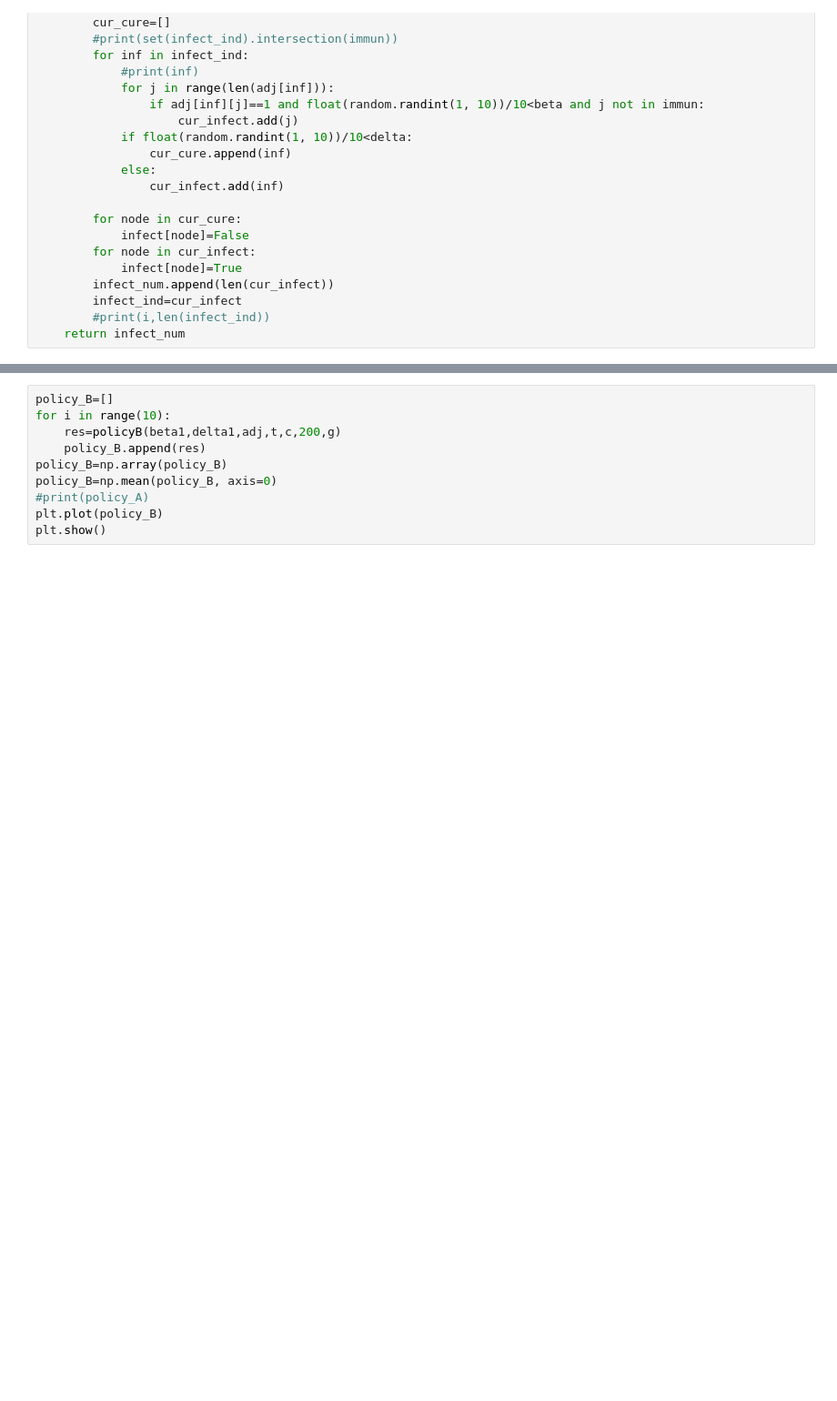
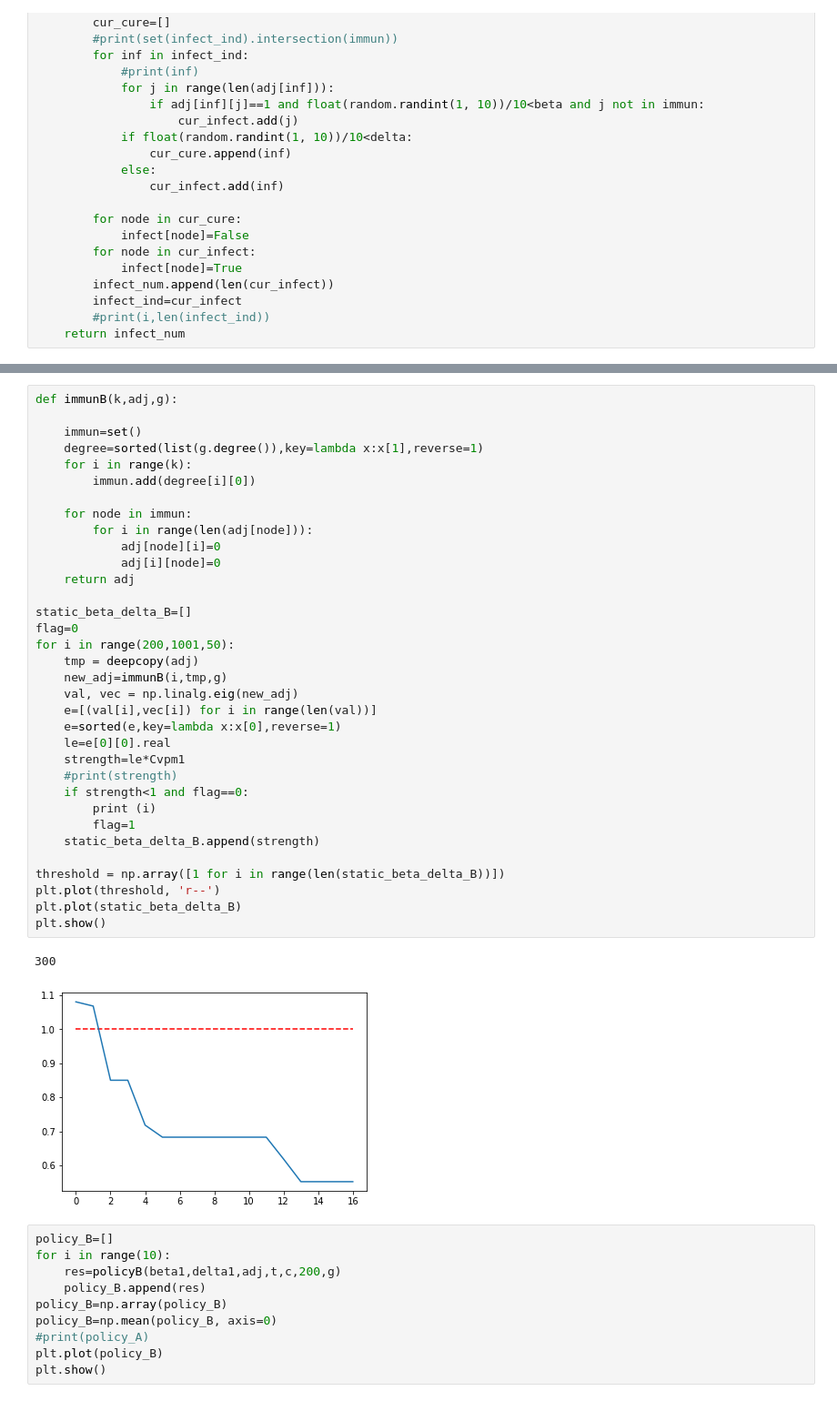
Before and after one commit to justin830827/Virus-Propagation, a Jupyter notebook: Virus.ipynb, the cells around one changed output, grey strips where cells are left out. Shown at 91% size. Drawn from its saved outputs; the diff is of its cells as text; blank space fills up the shorter version.

```diff
--- a/Virus.ipynb
+++ b/Virus.ipynb
@@ -366,3 +388,40 @@ def policyB(beta,delta,adj,t,c,k,g):
+# %%
+def immunB(k,adj,g):
+
+    immun=set()
+    degree=sorted(list(g.degree()),key=lambda x:x[1],reverse=1)
+    for i in range(k):
+        immun.add(degree[i][0])
+
+    for node in immun:
+        for i in range(len(adj[node])):
+            adj[node][i]=0
+            adj[i][node]=0
+    return adj
+
+static_beta_delta_B=[]
+flag=0
+for i in range(200,1001,50):
+    tmp = deepcopy(adj)
+    new_adj=immunB(i,tmp,g)
+    val, vec = np.linalg.eig(new_adj)
+    e=[(val[i],vec[i]) for i in range(len(val))]
+    e=sorted(e,key=lambda x:x[0],reverse=1)
+    le=e[0][0].real
+    strength=le*Cvpm1
+    #print(strength)
+    if strength<1 and flag==0:
+        print (i)
+        flag=1
+    static_beta_delta_B.append(strength)
+
+threshold = np.array([1 for i in range(len(static_beta_delta_B))])
+plt.plot(threshold, 'r--')
+plt.plot(static_beta_delta_B)
+plt.show()
+# %% [output]
+300
+[figure, added]
 # %%
 policy_B=[]
 for i in range(10):
```
Also changed, not shown: parts of 12 cells of this notebook.
